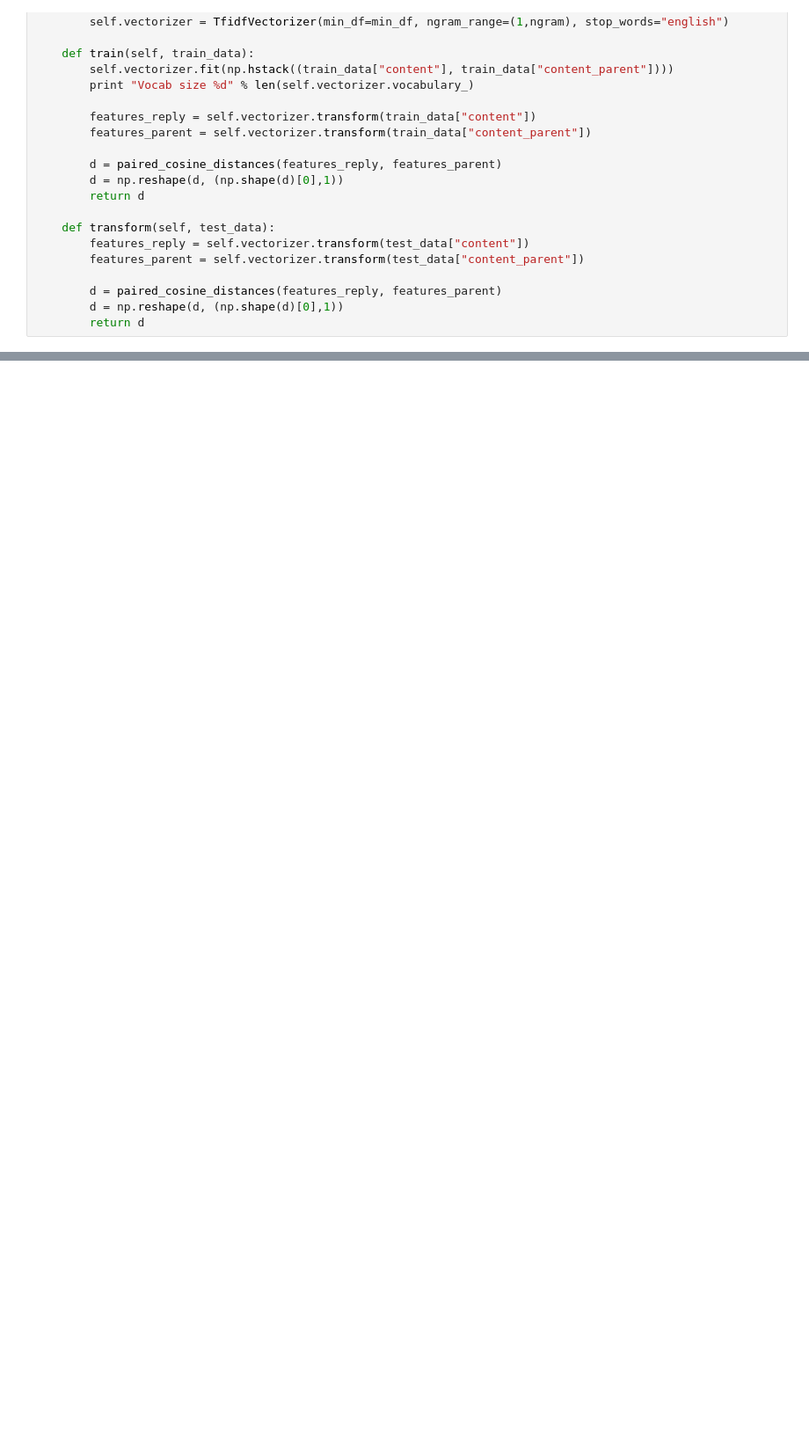
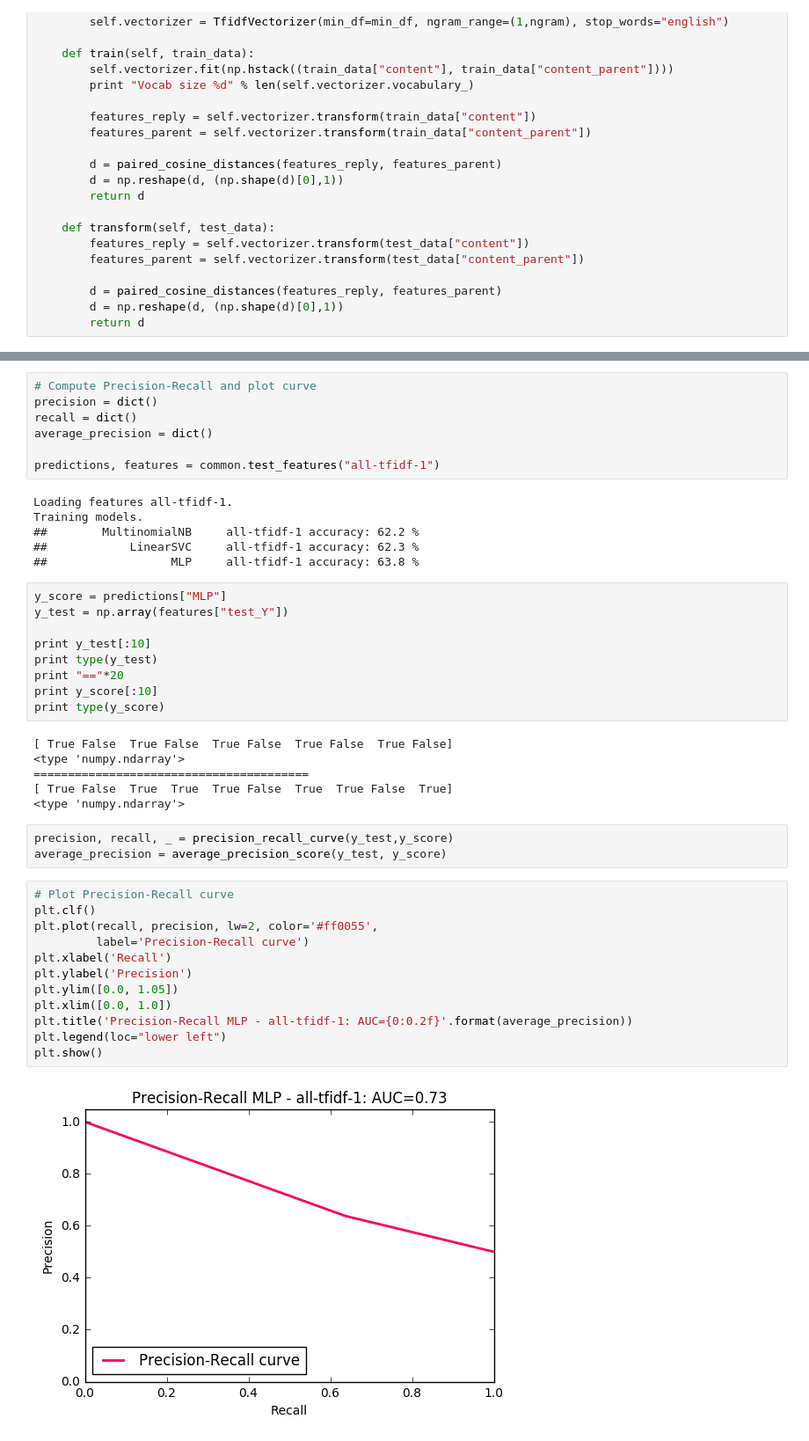
Before and after one commit to kyleiwaniec/w266_Project, a Jupyter notebook: models/features/TfIdfFeatures.ipynb, the cells around one changed output, grey strips where cells are left out. Shown at 88% size. Saved outputs shown, nothing was run; the diff lists cells and outputs as text; blank space fills up the shorter version.

Commit message:
AUC curve

```diff
--- a/models/features/TfIdfFeatures.ipynb
+++ b/models/features/TfIdfFeatures.ipynb
@@ -160,0 +222,45 @@ Training models.
+# %%
+# Compute Precision-Recall and plot curve
+precision = dict()
+recall = dict()
+average_precision = dict()
+
+predictions, features = common.test_features("all-tfidf-1")
+# %% [output]
+Loading features all-tfidf-1.
+Training models.
+##        MultinomialNB     all-tfidf-1 accuracy: 62.2 %
+##            LinearSVC     all-tfidf-1 accuracy: 62.3 %
+##                  MLP     all-tfidf-1 accuracy: 63.8 %
+# %%
+y_score = predictions["MLP"]
+y_test = np.array(features["test_Y"])
+
+print y_test[:10]
+print type(y_test)
+print "=="*20
+print y_score[:10]
+print type(y_score)
+# %% [output]
+[ True False  True False  True False  True False  True False]
+<type 'numpy.ndarray'>
+========================================
+[ True False  True  True  True False  True  True False  True]
+<type 'numpy.ndarray'>
+# %%
+precision, recall, _ = precision_recall_curve(y_test,y_score)
+average_precision = average_precision_score(y_test, y_score)
+# %%
+# Plot Precision-Recall curve
+plt.clf()
+plt.plot(recall, precision, lw=2, color='#ff0055',
+         label='Precision-Recall curve')
+plt.xlabel('Recall')
+plt.ylabel('Precision')
+plt.ylim([0.0, 1.05])
+plt.xlim([0.0, 1.0])
+plt.title('Precision-Recall MLP - all-tfidf-1: AUC={0:0.2f}'.format(average_precision))
+plt.legend(loc="lower left")
+plt.show()
+# %% [output]
+[figure, added]
```
Also changed, not shown: parts of 14 cells of this notebook, 2 other files.
